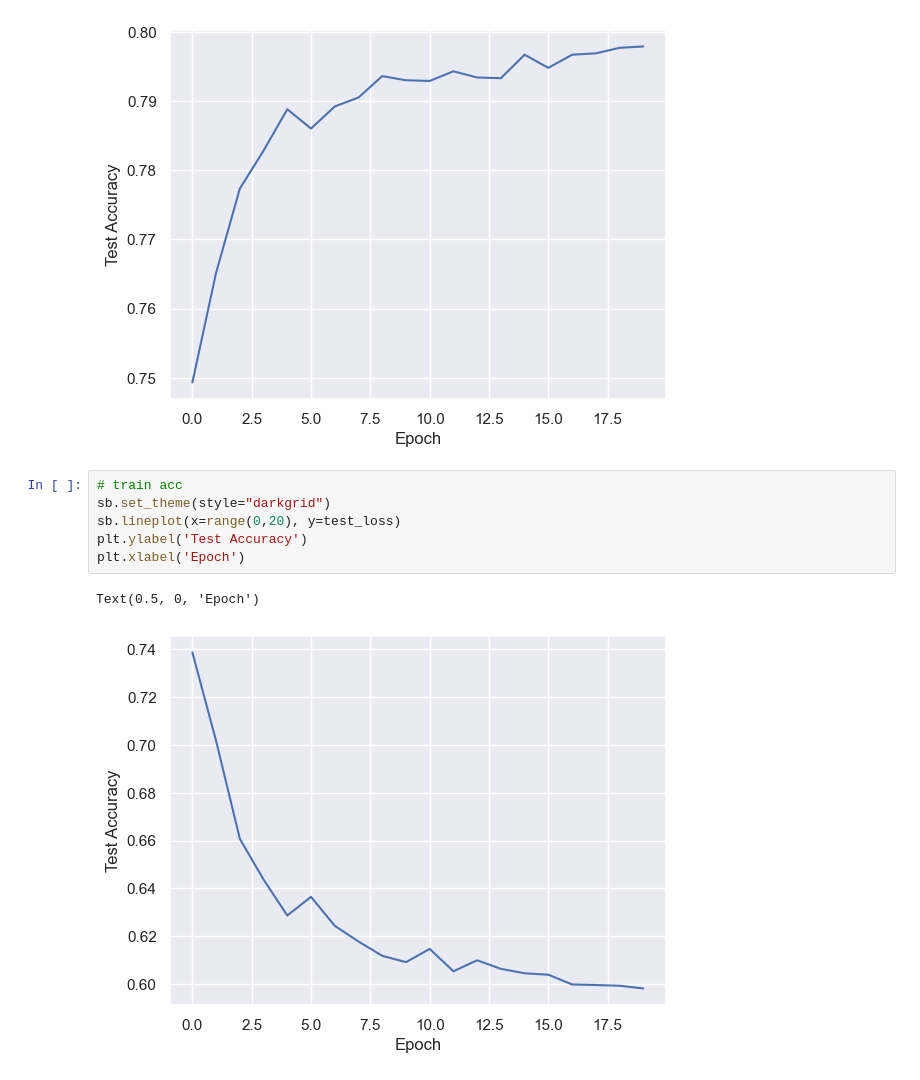
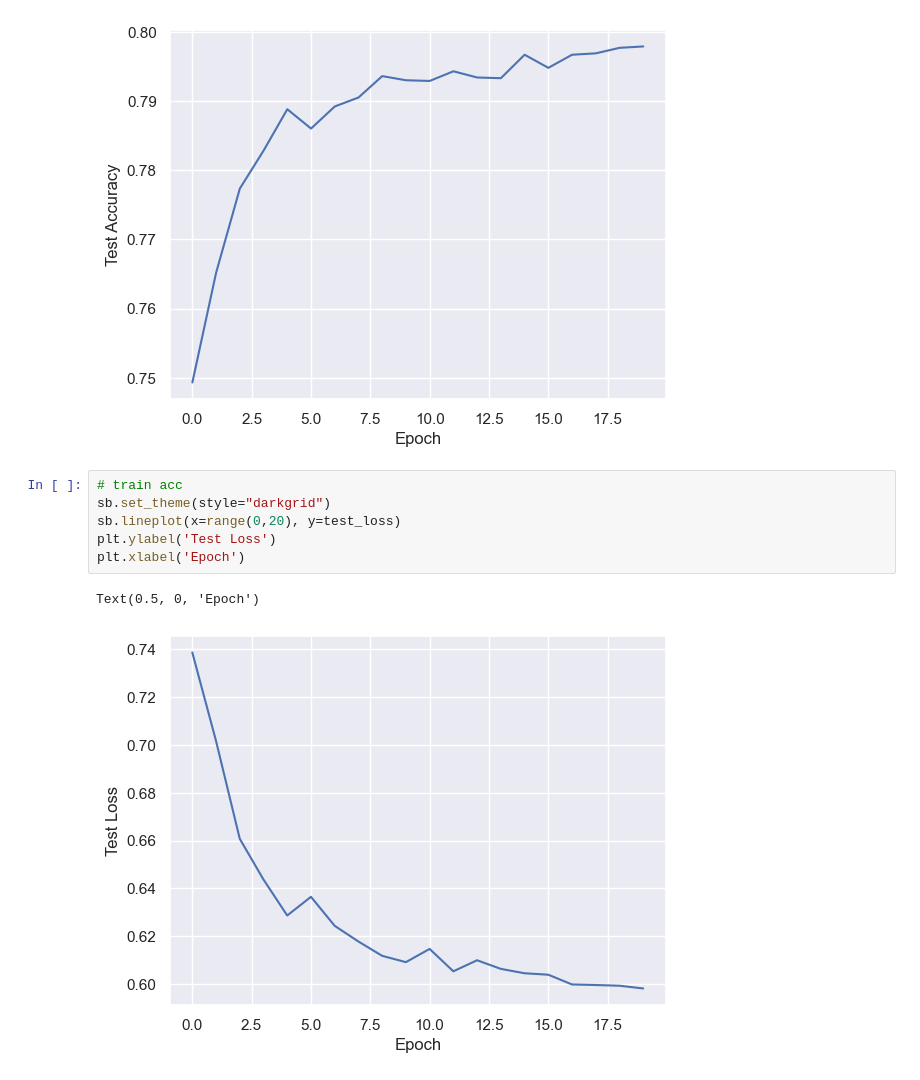
Before and after one commit to parissashahabi/CIFAR-10-Image-Classification-Using-MLP-and-RBF, a Jupyter notebook: Project_notebook.ipynb, the cells around one changed output. Saved outputs shown, nothing was run; the diff lists cells and outputs as text.

Commit message:
graph added

```diff
--- a/Project_notebook.ipynb
+++ b/Project_notebook.ipynb
@@ -469,9 +469,9 @@ Text(0.5, 0, 'Epoch')
 # %%
 # train acc
 sb.set_theme(style="darkgrid")
 sb.lineplot(x=range(0,20), y=test_loss)
-plt.ylabel('Test Accuracy')
+plt.ylabel('Test Loss')
 plt.xlabel('Epoch')
 # %% [output]
 Text(0.5, 0, 'Epoch')
-[figure, old version]
+[figure, new version]
```
